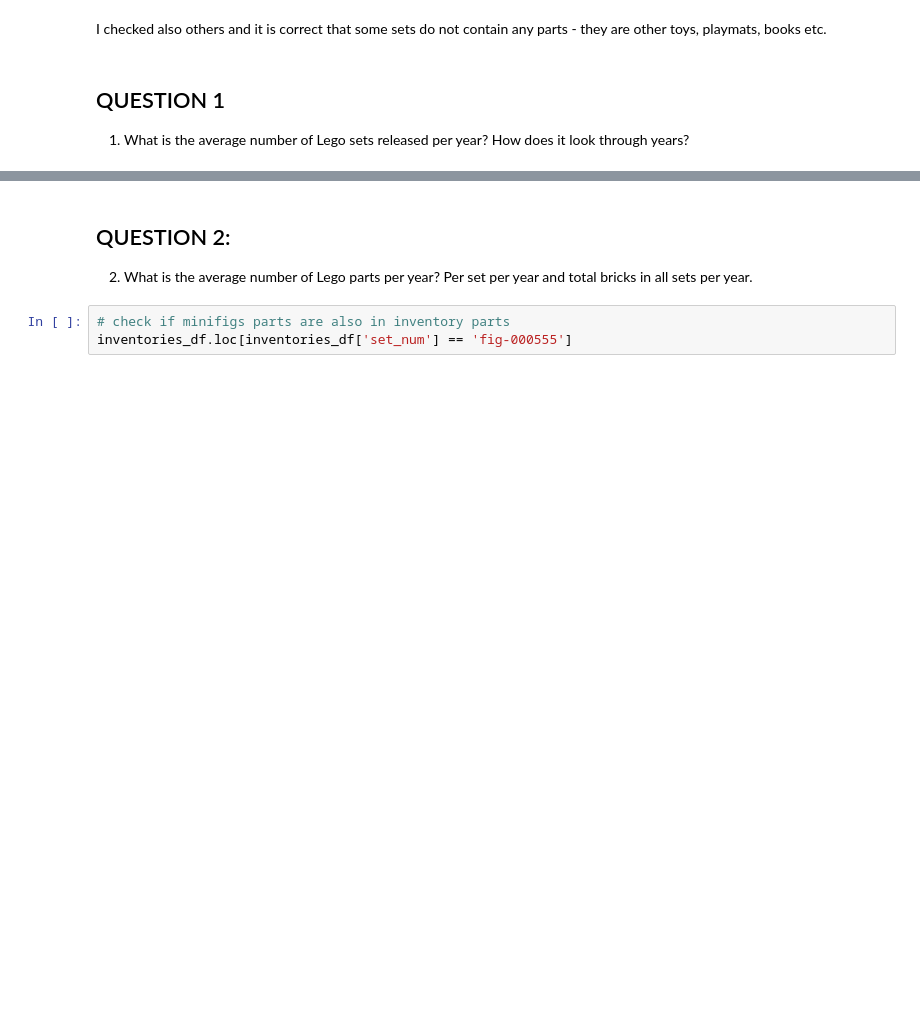
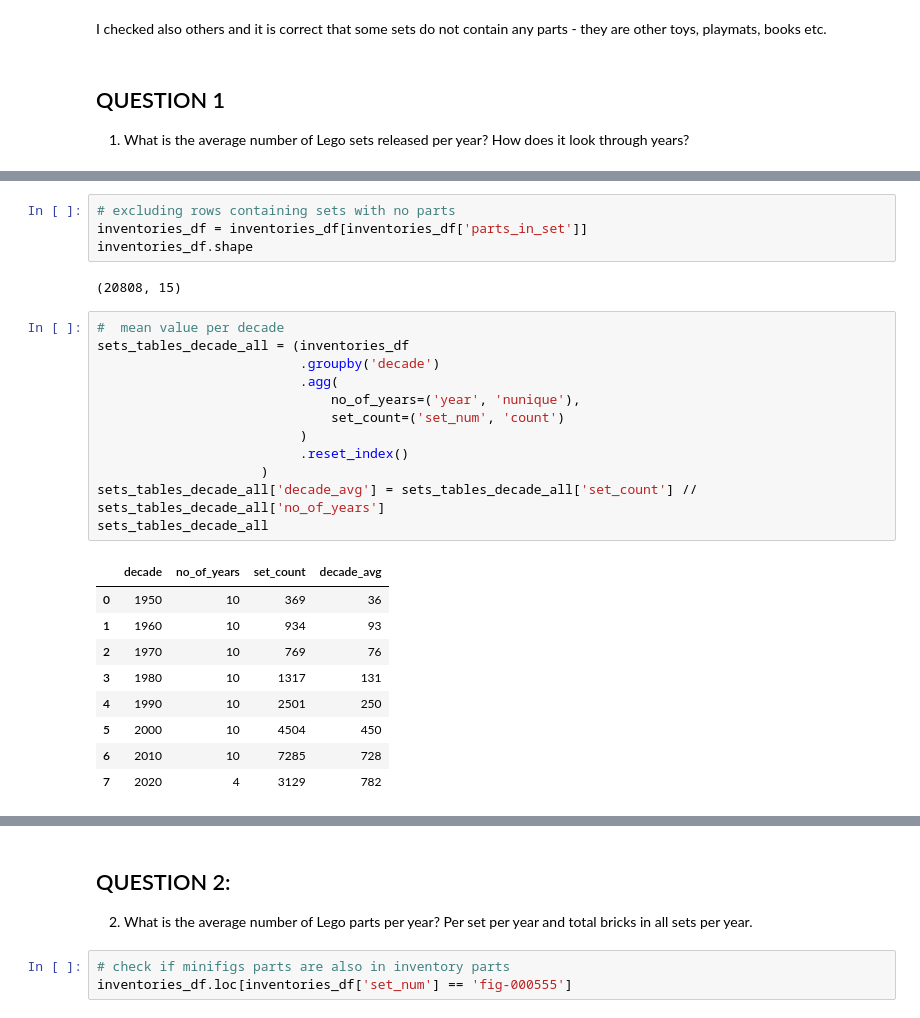
Before and after one commit to katarzynaadamczyk/data_analysis, a Jupyter notebook: lego_bricks/lego_analysis_prepare_dataframes.ipynb, the cells around one changed output, grey strips where cells are left out. Cells and saved outputs as stored; diff of their text form; blank space fills up the shorter version.

```diff
--- a/lego_bricks/lego_analysis_prepare_dataframes.ipynb
+++ b/lego_bricks/lego_analysis_prepare_dataframes.ipynb
@@ -753 +775,29 @@ plt.show()
+# %%
+# excluding rows containing sets with no parts
+inventories_df = inventories_df[inventories_df['parts_in_set']]
+inventories_df.shape
+# %% [output]
+(20808, 15)
+# %%
+#  mean value per decade
+sets_tables_decade_all = (inventories_df
+                          .groupby('decade')
+                          .agg(
+                              no_of_years=('year', 'nunique'),
+                              set_count=('set_num', 'count')
+                          )
+                          .reset_index()
+                     )
+sets_tables_decade_all['decade_avg'] = sets_tables_decade_all['set_count'] // sets_tables_decade_all['no_of_years']
+sets_tables_decade_all
+# %% [output]
+|  | decade | no_of_years | set_count | decade_avg |
+| 0 | 1950 | 10 | 369 | 36 |
+| 1 | 1960 | 10 | 934 | 93 |
+| 2 | 1970 | 10 | 769 | 76 |
+| 3 | 1980 | 10 | 1317 | 131 |
+| 4 | 1990 | 10 | 2501 | 250 |
+| 5 | 2000 | 10 | 4504 | 450 |
+| 6 | 2010 | 10 | 7285 | 728 |
+| 7 | 2020 | 4 | 3129 | 782 |
 # %%
```
Also changed, not shown: parts of 10 cells of this notebook.
